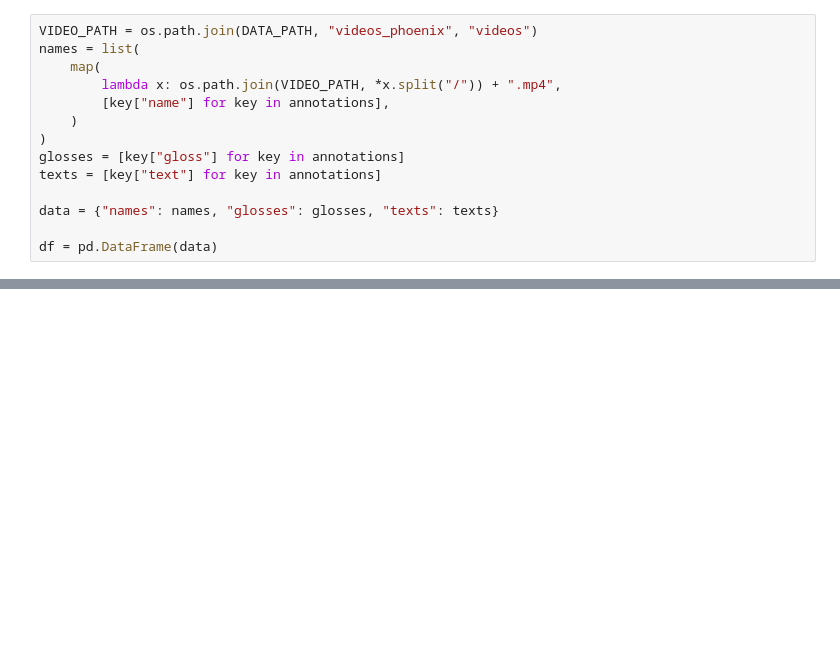
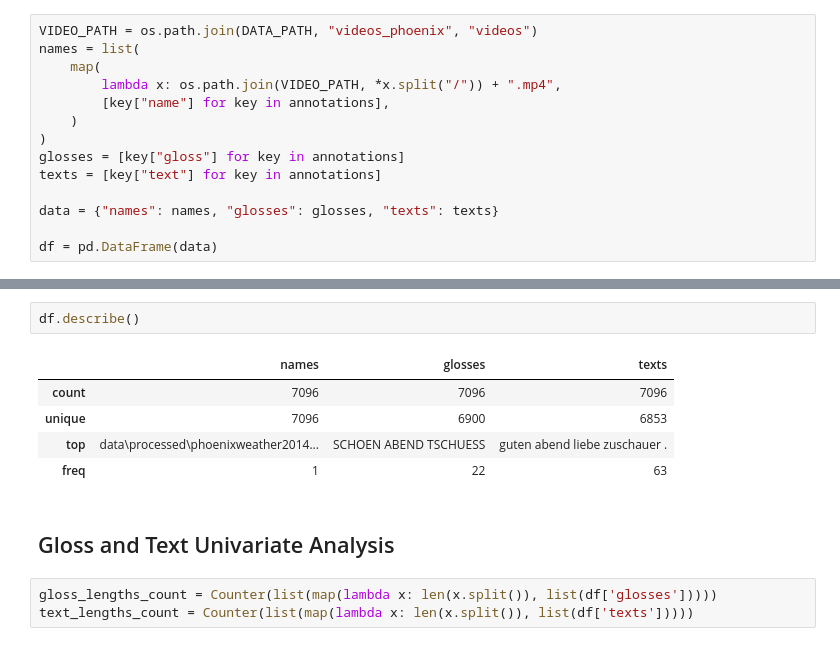
Before and after one commit to AlexPham0209/asl-cnn-transformer, a Jupyter notebook: asl_research/data/exploration.ipynb, the cells around one changed output, grey strips where cells are left out. Saved outputs shown, nothing was run; the diff lists cells and outputs as text; blank space fills up the shorter version.

Commit message:
Added univariate analysis to the dataset

```diff
--- a/asl_research/data/exploration.ipynb
+++ b/asl_research/data/exploration.ipynb
@@ -50,0 +59,13 @@ print(df.head(5))
+# %%
+df.describe()
+# %% [output]
+|  | names | glosses | texts |
+| count | 7096 | 7096 | 7096 |
+| unique | 7096 | 6900 | 6853 |
+| top | data\processed\phoenixweather2014... | SCHOEN ABEND TSCHUESS | guten abend liebe zuschauer . |
+| freq | 1 | 22 | 63 |
+# %% [markdown]
+## Gloss and Text Univariate Analysis
+# %%
+gloss_lengths_count = Counter(list(map(lambda x: len(x.split()), list(df['glosses']))))
+text_lengths_count = Counter(list(map(lambda x: len(x.split()), list(df['texts']))))
```
Also changed, not shown: parts of 9 cells of this notebook, 3 other files.
